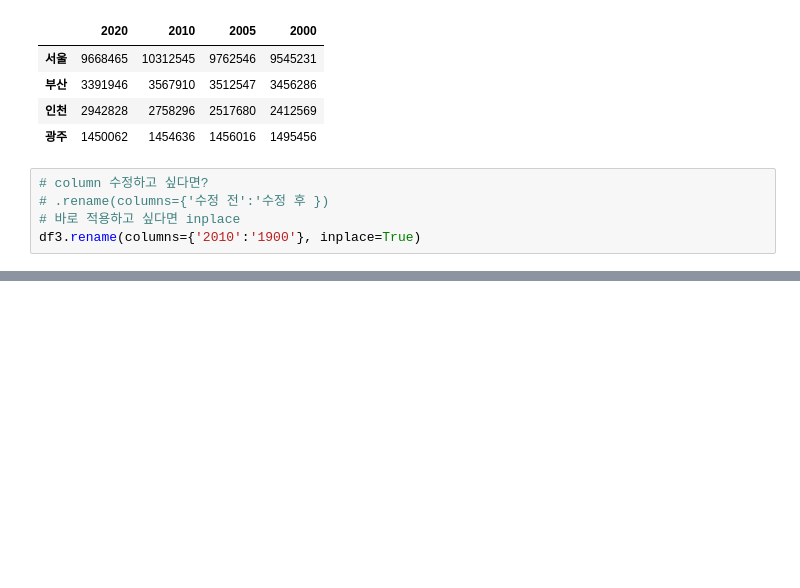
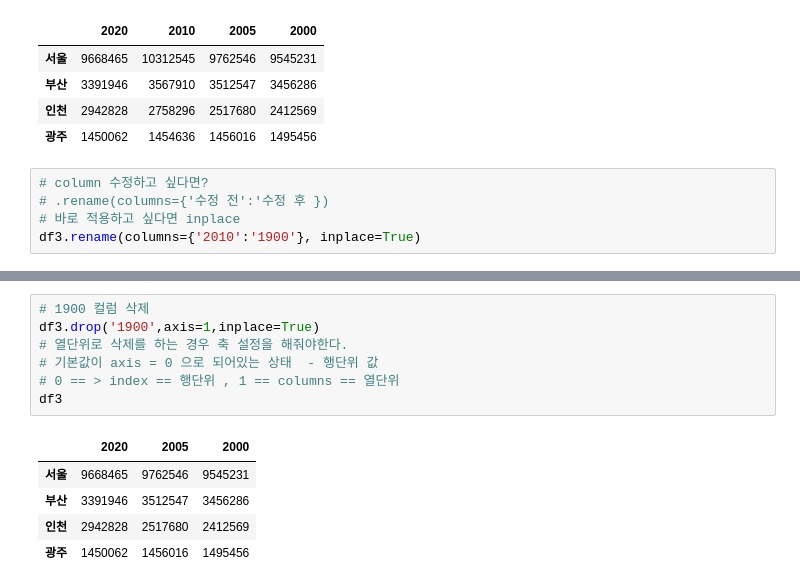
Before and after one commit to LEEYOUNGJAE1996/python_algorithm_practice, a Jupyter notebook: 스마트인재개발원/ex11pandas.ipynb, the cells around one changed output, grey strips where cells are left out. Saved outputs shown, nothing was run; the diff lists cells and outputs as text; blank space fills up the shorter version.

```diff
--- a/스마트인재개발원/ex11pandas.ipynb
+++ b/스마트인재개발원/ex11pandas.ipynb
@@ -352,0 +355,13 @@ df3
+# %%
+# 1900 컬럼 삭제
+df3.drop('1900',axis=1,inplace=True)
+# 열단위로 삭제를 하는 경우 축 설정을 해줘야한다.
+# 기본값이 axis = 0 으로 되어있는 상태  - 행단위 값
+# 0 == > index == 행단위 , 1 == columns == 열단위
+df3
+# %% [output]
+|  | 2020 | 2005 | 2000 |
+| 서울 | 9668465 | 9762546 | 9545231 |
+| 부산 | 3391946 | 3512547 | 3456286 |
+| 인천 | 2942828 | 2517680 | 2412569 |
+| 광주 | 1450062 | 1456016 | 1495456 |
```
Also changed, not shown: parts of 2 cells of this notebook.
